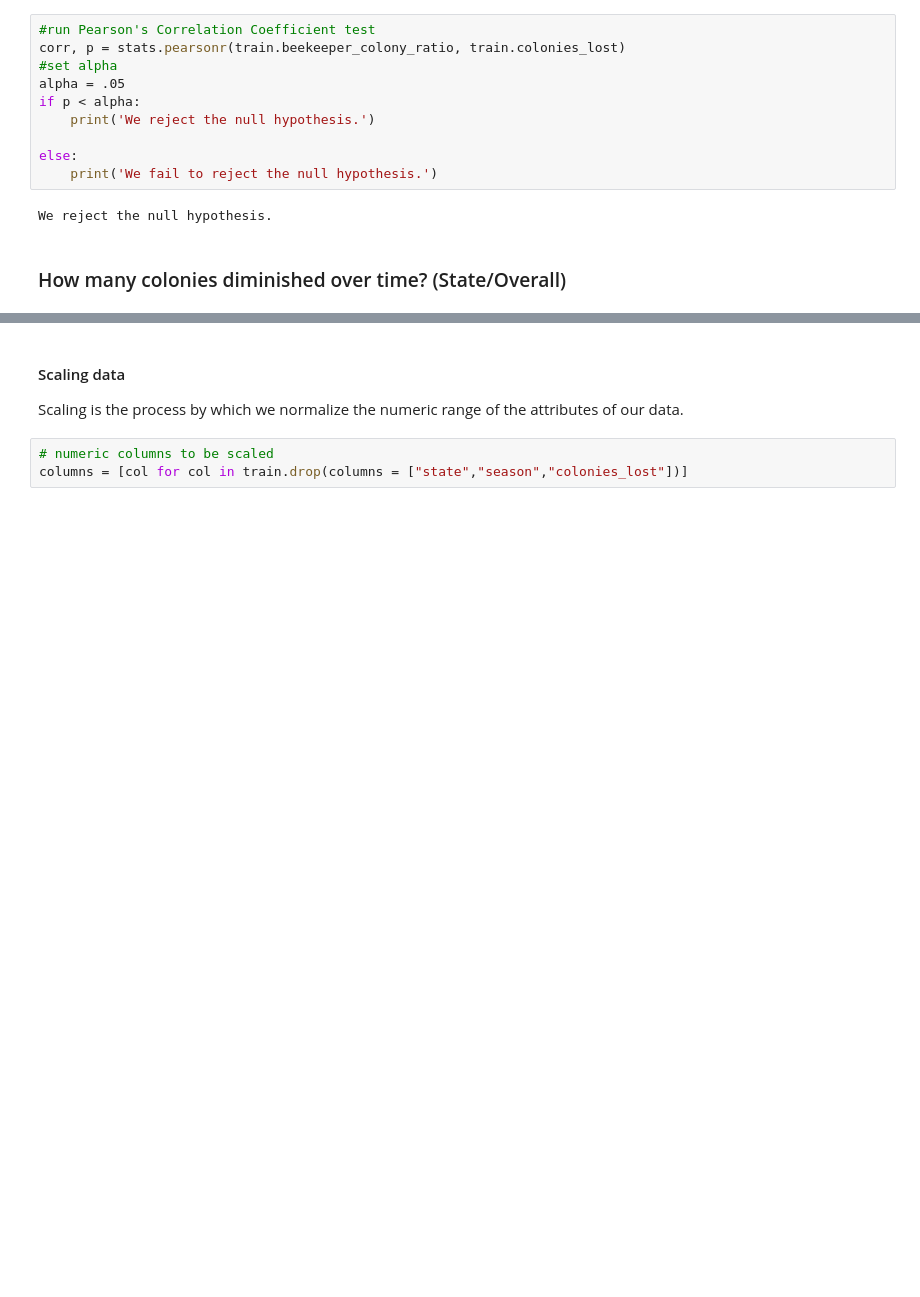
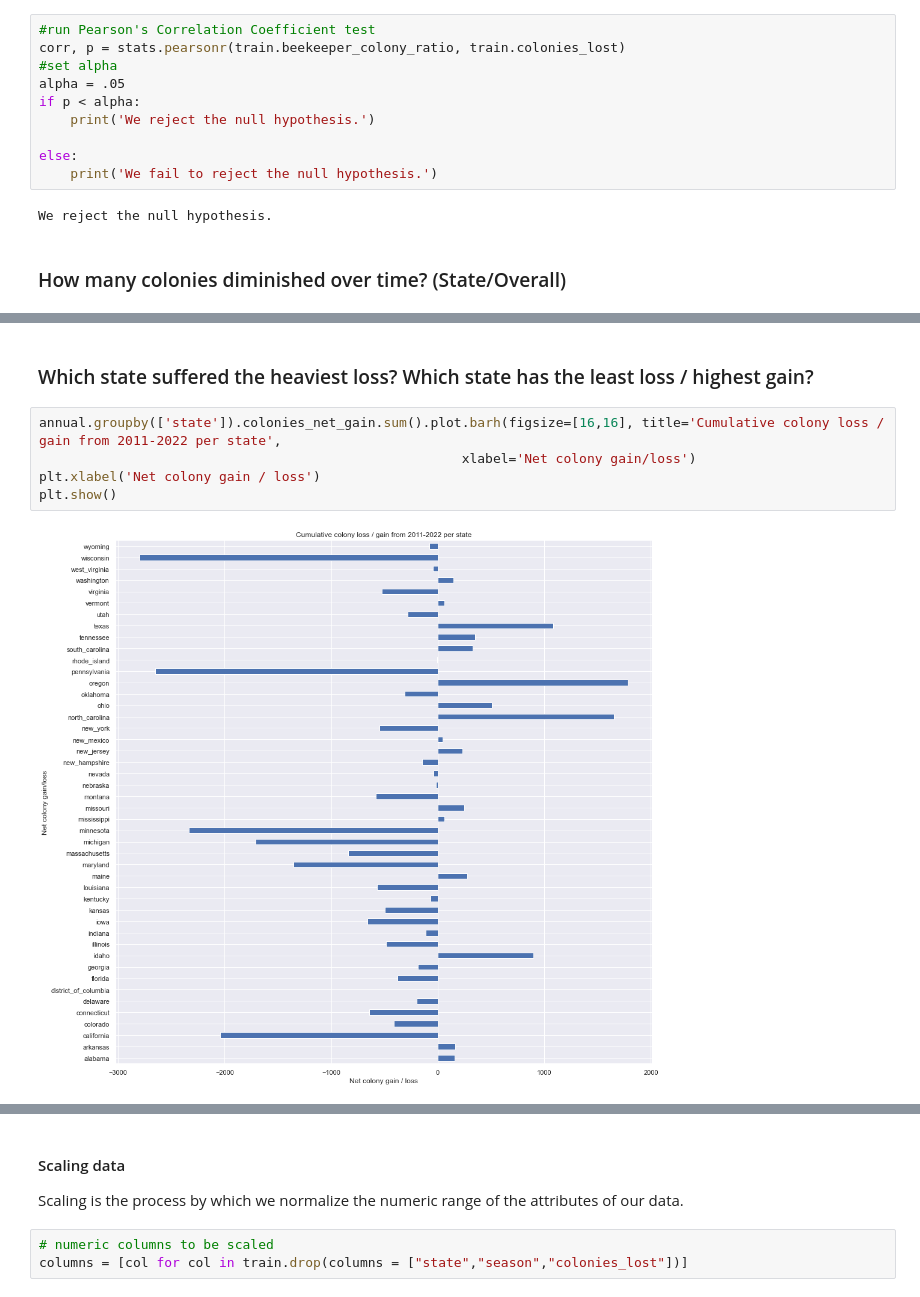
Before and after one commit to Honey-Bee-Roundup-Capstone/dash-repo, a Jupyter notebook: draft-notebook.ipynb, the cells around one changed output, grey strips where cells are left out. Cells and saved outputs as stored; diff of their text form; blank space fills up the shorter version.

```diff
--- a/draft-notebook.ipynb
+++ b/draft-notebook.ipynb
@@ -164,0 +173,9 @@ plt.show()
+# %% [markdown]
+### Which state suffered the heaviest loss? Which state has the least loss / highest gain?
+# %%
+annual.groupby(['state']).colonies_net_gain.sum().plot.barh(figsize=[16,16], title='Cumulative colony loss / gain from 2011-2022 per state',
+                                                      xlabel='Net colony gain/loss')
+plt.xlabel('Net colony gain / loss')
+plt.show()
+# %% [output]
+[figure, added]
```
Also changed, not shown: parts of 14 cells of this notebook.
